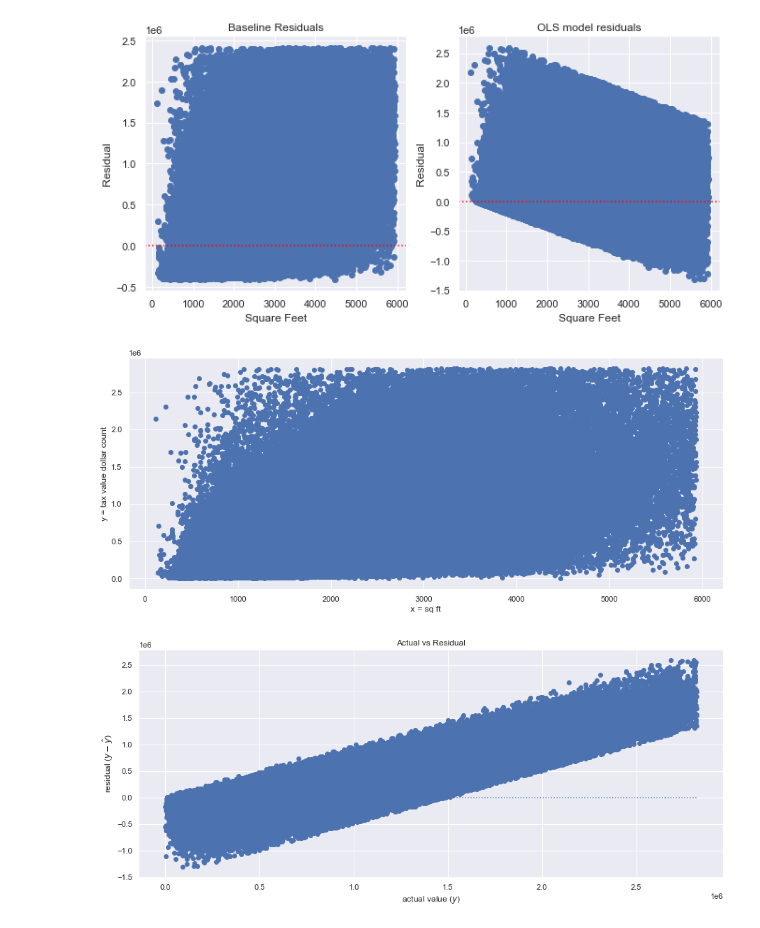
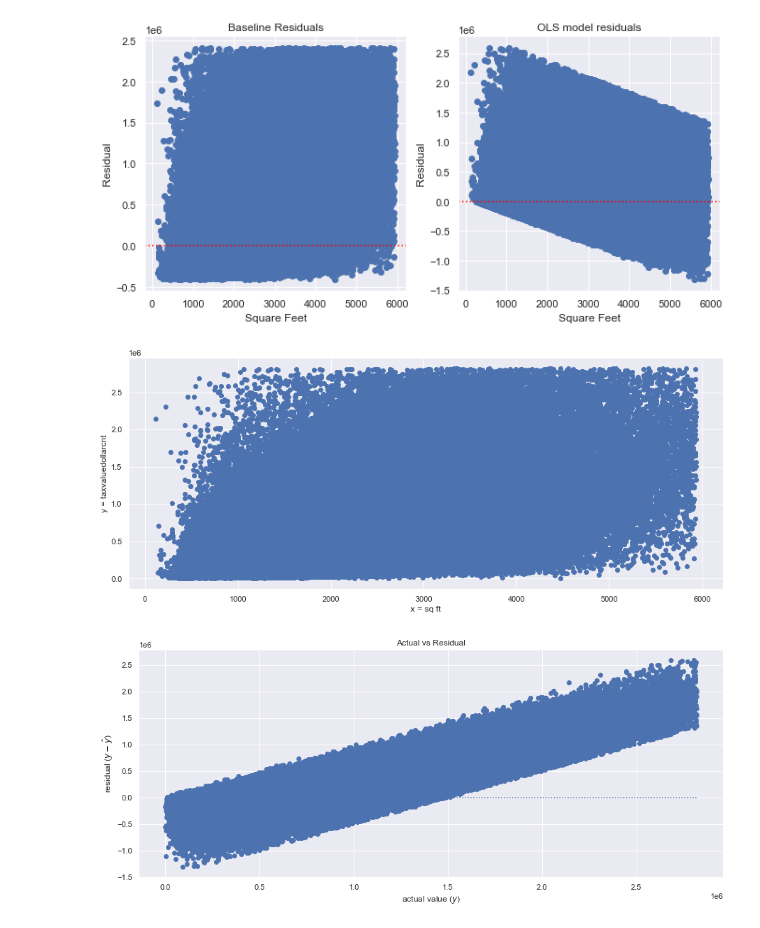
Before and after one commit to EribertoContreras/regression-exercises, a Jupyter notebook: evaluate.ipynb, the cells around one changed output. Cells and saved outputs as stored; diff of their text form; code cells hidden in the pictures.

```diff
--- a/evaluate.ipynb
+++ b/evaluate.ipynb
@@ -173,12 +183,12 @@ plt.title('OLS model residuals');
 # %%
 y = pd.DataFrame(df.taxvaluedollarcnt)
 X = pd.DataFrame(df.sqft)
 # look at scatter of x vs y
 plt.scatter(X, y)
 plt.xlabel('x = sq ft')
-plt.ylabel('y = tax value dollar count');
+plt.ylabel('y = taxvaluedollarcnt');
 # %% [output]
-[figure, old version]
+[figure, new version]
 # %%
 # Residual plot (y vs residual)
 actual = df.taxvaluedollarcnt
```
Also changed, not shown: parts of 5 cells of this notebook, 2 other files.
